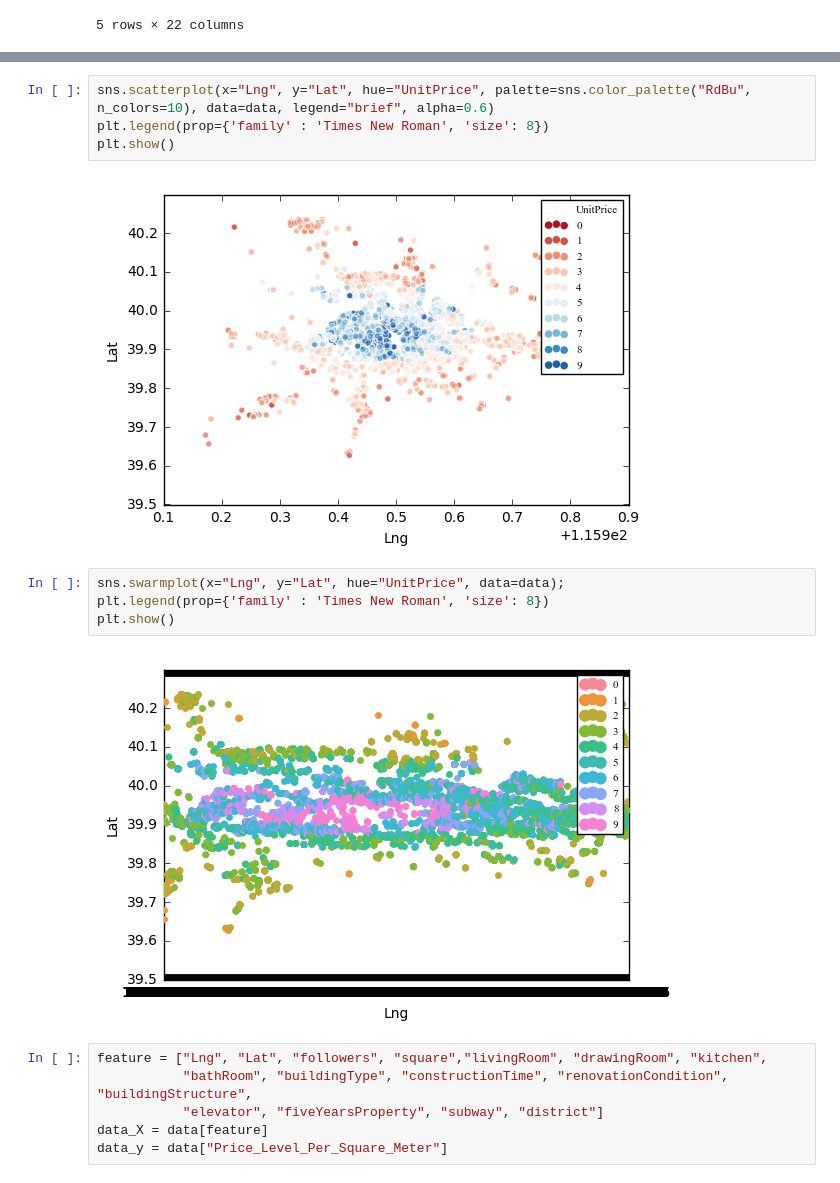
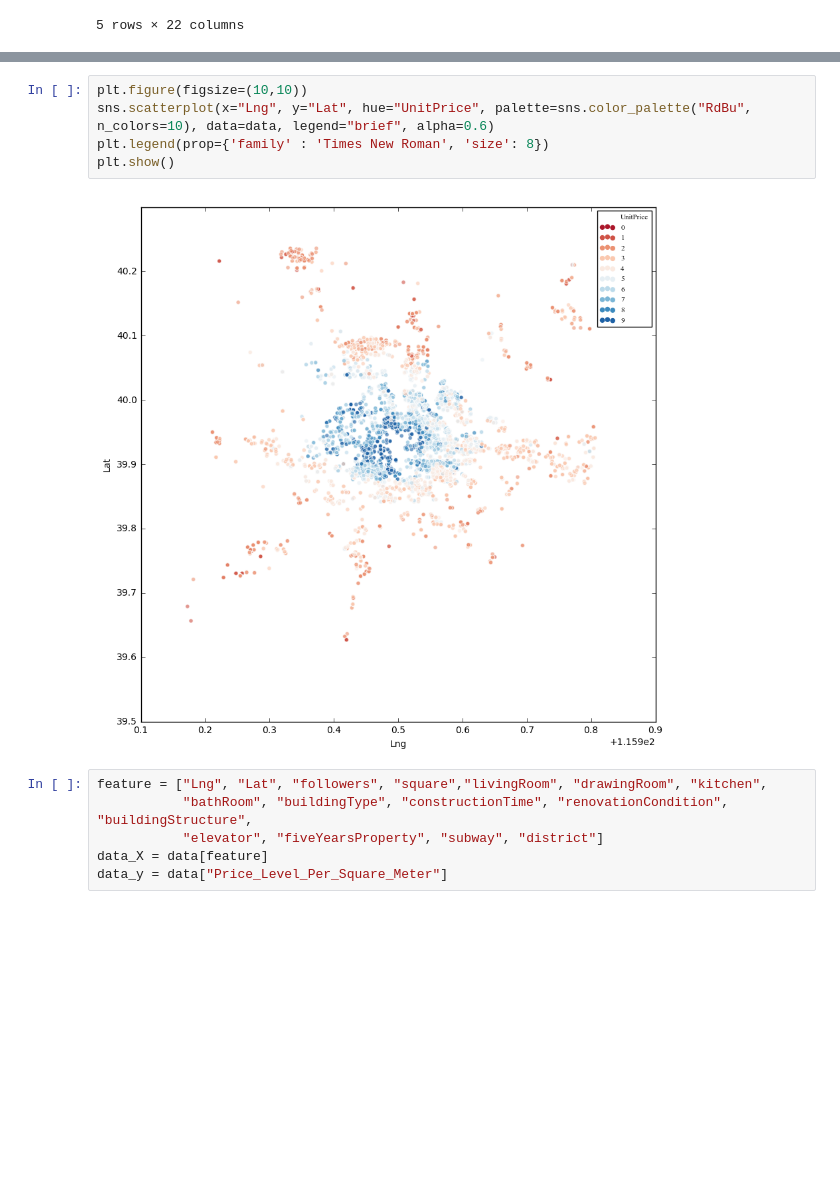
Before and after one commit to SEANHXE/EECS731-Data-Science, a Jupyter notebook: DS Project/demo.ipynb, the cells around one changed output, grey strips where cells are left out. Drawn from its saved outputs; the diff is of its cells as text; blank space fills up the shorter version.

```diff
--- a/DS Project/demo.ipynb
+++ b/DS Project/demo.ipynb
@@ -48,15 +49,10 @@ plt.show()
 # %%
+plt.figure(figsize=(10,10))
 sns.scatterplot(x="Lng", y="Lat", hue="UnitPrice", palette=sns.color_palette("RdBu", n_colors=10), data=data, legend="brief", alpha=0.6)
 plt.legend(prop={'family' : 'Times New Roman', 'size': 8})
 plt.show()
 # %% [output]
-[figure, old version]
+[figure, new version]
-# %%
-sns.swarmplot(x="Lng", y="Lat", hue="UnitPrice", data=data);
-plt.legend(prop={'family' : 'Times New Roman', 'size': 8})
-plt.show()
-# %% [output]
-[figure, removed]
 # %%
 feature = ["Lng", "Lat", "followers", "square","livingRoom", "drawingRoom", "kitchen",
            "bathRoom", "buildingType", "constructionTime", "renovationCondition", "buildingStructure",
```
Also changed, not shown: parts of 10 cells of this notebook, 1 other file.
